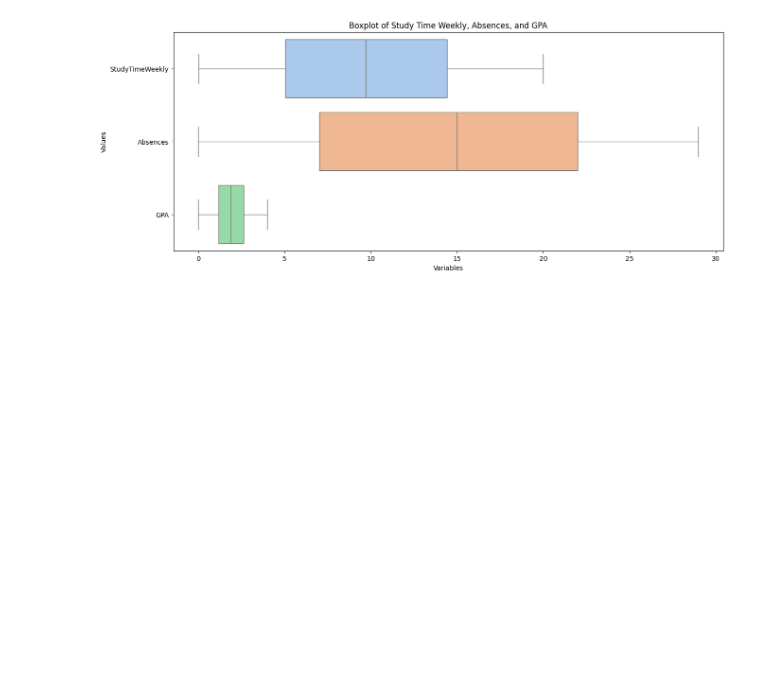
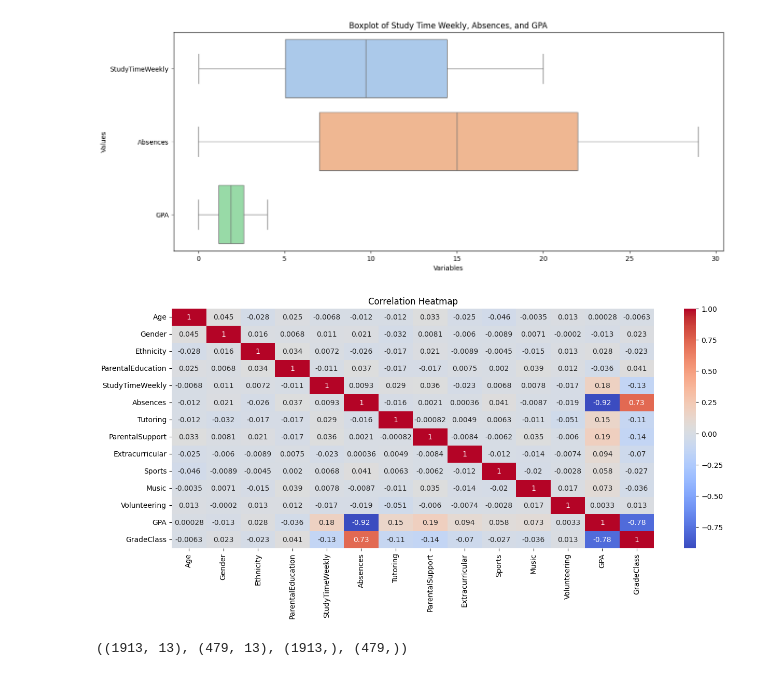
Before and after one commit to Thian0509/MLG382-Guided-Project, a Jupyter notebook: Jupyter_Notebooks/test_notebook.ipynb, the cells around one changed output. Cells and saved outputs as stored; diff of their text form; code cells hidden in the pictures; blank space fills up the shorter version.

```diff
--- a/Jupyter_Notebooks/test_notebook.ipynb
+++ b/Jupyter_Notebooks/test_notebook.ipynb
@@ -192,3 +219,26 @@ boxplot.set_ylabel('Values')
 plt.show()
 # %% [output]
 [figure]
+# %%
+plt.figure(figsize=(15, 6))
+sns.heatmap(df.corr(), annot=True, cmap='coolwarm')
+plt.title('Correlation Heatmap')
+plt.show()
+# %% [output]
+[figure, added]
+# %%
+features = ['Age', 'Gender', 'Ethnicity', 'ParentalEducation', 'StudyTimeWeekly',
+            'Absences', 'Tutoring', 'ParentalSupport', 'Extracurricular',
+            'Sports', 'Music', 'Volunteering', 'GPA']
+
+target = 'GradeClass'
+
+X = df[features]
+y = df[target]
+
+x_train, x_test, y_train, y_test = train_test_split(X, y, test_size=0.2, random_state=0)
+
+# Display the shapes of the resulting datasets
+x_train.shape, x_test.shape, y_train.shape, y_test.shape
+# %% [output]
+((1913, 13), (479, 13), (1913,), (479,))
```
Also changed, not shown: parts of 4 cells of this notebook, 1 other file.
